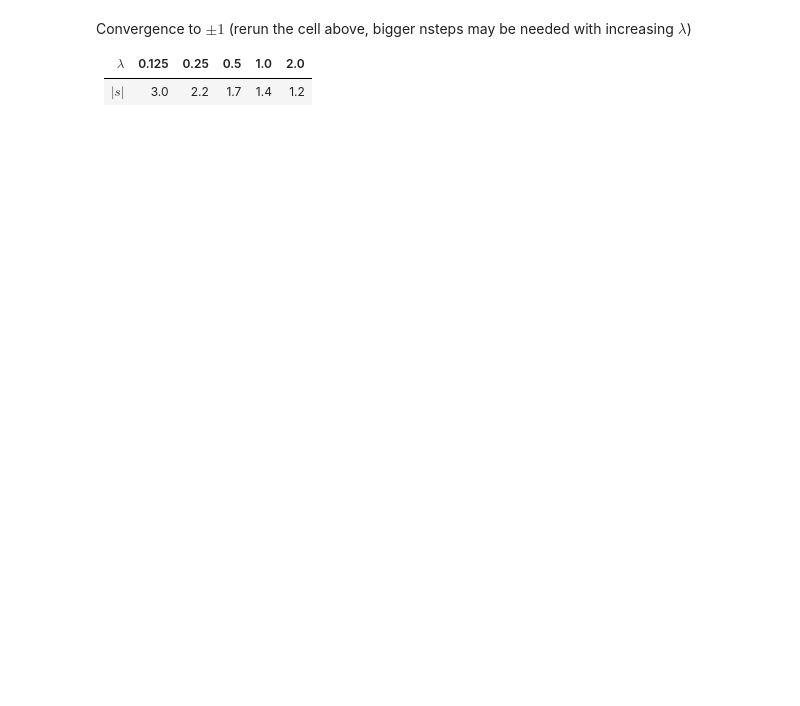
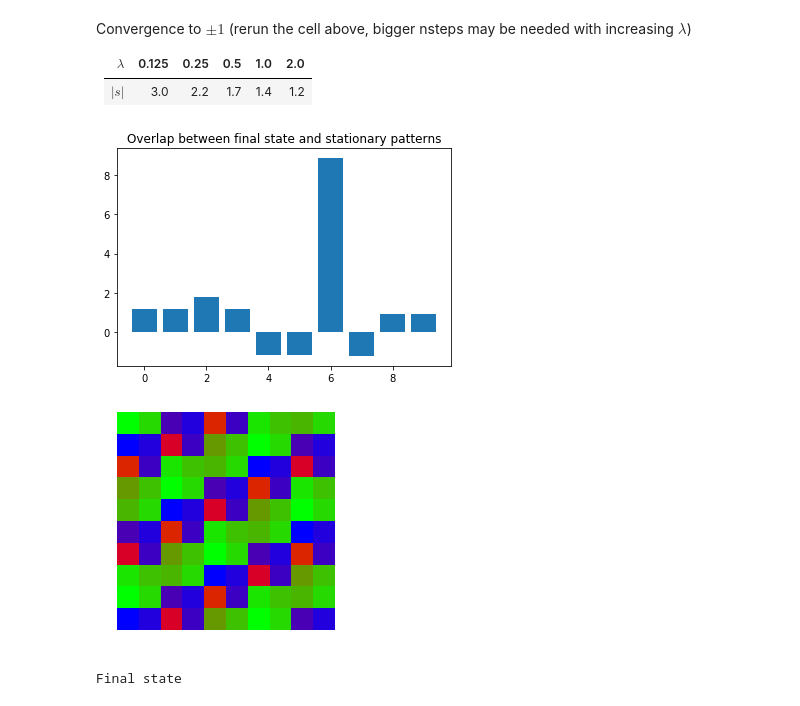
Before and after one commit to lytex/hopfield, a Jupyter notebook: Temperature.ipynb, the cells around one changed output. Saved outputs shown, nothing was run; the diff lists cells and outputs as text; code cells hidden in the pictures; blank space fills up the shorter version.

```diff
--- a/Temperature.ipynb
+++ b/Temperature.ipynb
@@ -161,3 +193,16 @@ Convergence to $\pm 1$ (rerun the cell above, bigger nsteps may be needed with i
 | $\lambda$ | 0.125 | 0.25 | 0.5 | 1.0 | 2.0 |
 |-----------|-------|------|-----|-----|-----|
 |   $|s|$   |  3.0  |  2.2 | 1.7 | 1.4 | 1.2 |
+# %%
+plt.figure(1)
+H = get_stationary(N, K)
+overlap = [pattern_tools.compute_overlap(states[-1], x) for x in H.T]
+plt.bar(np.arange(0, K), overlap)
+plt.title('Overlap between final state and stationary patterns')
+metastable = np.dot(overlap, H.T) # Reconstruct metastable pattern
+plot_tools.plot_pattern(np.reshape(metastable, (L, L)))
+print("Final state")
+# %% [output]
+[figure, added]
+[figure, added]
+Final state
```
Also changed, not shown: parts of 3 cells of this notebook.
